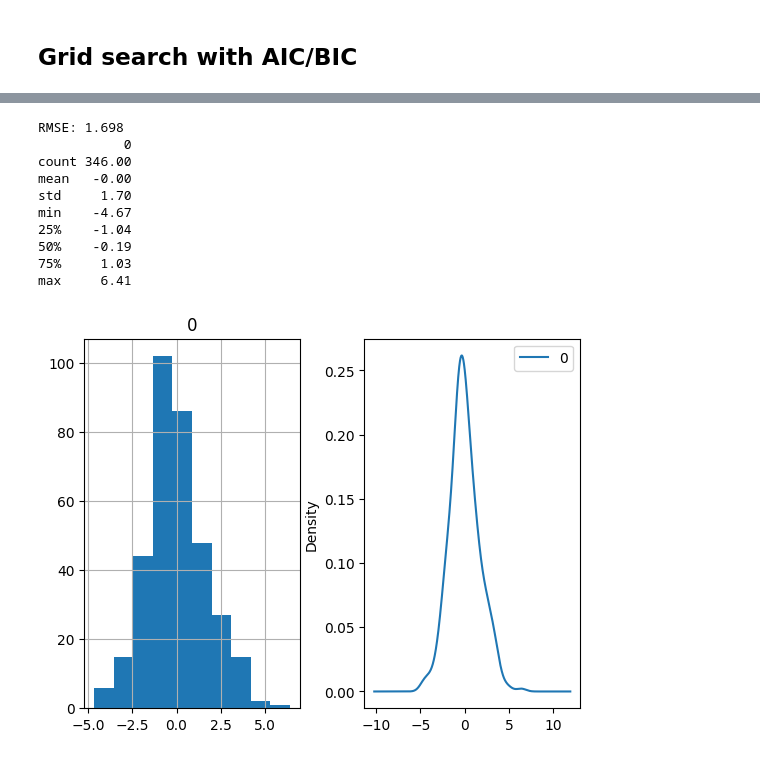
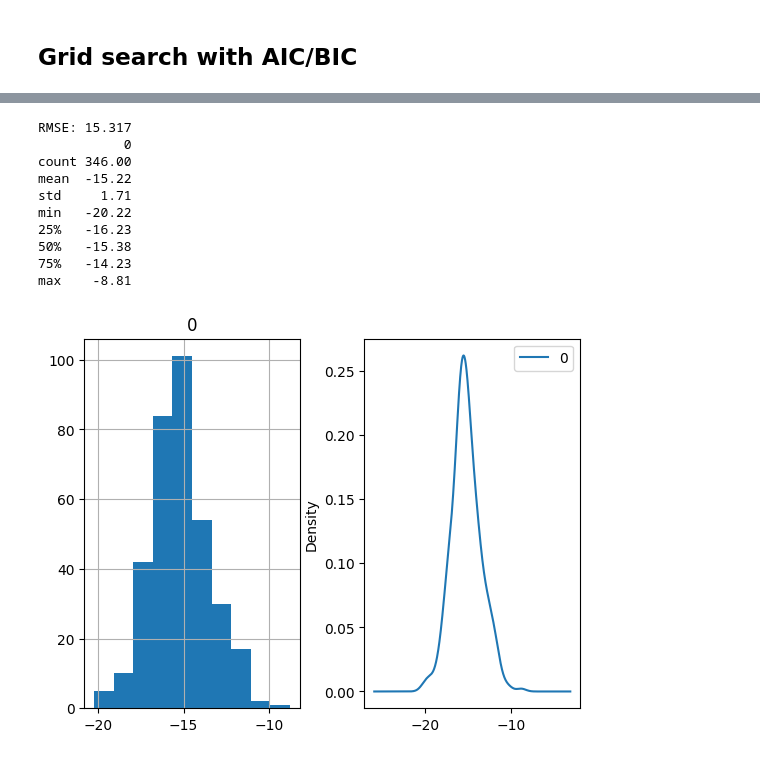
Before and after one commit to saritmaitra/ARIMA, a Jupyter notebook: ARIMA_1.ipynb, the cells around one changed output, grey strips where cells are left out. Cells and saved outputs as stored; diff of their text form; code cells hidden in the pictures.

```diff
--- a/ARIMA_1.ipynb
+++ b/ARIMA_1.ipynb
@@ -415,7 +409,7 @@ Critical Values:
 # %% [markdown]
 ## **Persistence model**
 # %%
-Z = X.values
+Z = data['Close'].values
 train, test = Z[0:len(Z)-10], Z[len(Z)-10:]
 Xtrain, ytrain = train[:-1], train[1:]
 Xtest, ytest = test[:-1], test[1:]
@@ -423,7 +417,6 @@ Xtest, ytest = test[:-1], test[1:]
 def model_persistence(z):
     return z
 
-# walk-forward validation
 predictions = list()
 for z in Xtest:
     yhat = model_persistence(z)
@@ -513,0 +554,24 @@ Coefficients: [-1.09129811e-05 -7.15014147e-01 -7.04830304e-01 -6.53193060e-01
+# %%
+predictions = []
+for t in range(len(y_test)):
+    yhat = X_test[t]
+    error = y_test[t] - yhat
+
+    length = len(history)
+    lag = [history[i] for i in range(length-window,length)]
+    pred_error = coef[0]
+    for d in range(window):
+        pred_error += coef[d+1] * lag[window-d-1]
+
+    yhat = yhat + pred_error
+    predictions.append(yhat)
+    history.append(error)
+    print('predicted=%f -> expected=%f' % (yhat, y_test[t]))
+
+rmse = sqrt(mean_squared_error(y_test, predictions))
+print('Test RMSE: %.3f' % rmse)
+
+plt.plot(y_test)
+plt.plot(predictions)
+plt.grid()
+plt.show()
@@ -750,15 +814,11 @@ X = X.astype('float32')
 train_size = int(len(X) * 0.80)
 train, test = X[0:train_size], X[train_size:]
 
-history = [x for x in train]
-predictions = list()
+model = ARIMA(train, order=(4,1,3)).fit()
+predictions = model.forecast(steps=len(test))
 
-for i in range(len(test)):
-    model = ARIMA(history, order=(4,1,3)).fit()
-    yhat = model.forecast()[0]
-    predictions.append(yhat)
-    obs = test[i]
-    history.append(obs)
+rmse = sqrt(mean_squared_error(test, predictions))
+print('Test RMSE: %.3f' % rmse)
 
 residuals = [test[i]-predictions[i] for i in range(len(test))]
 residuals = pd.DataFrame(residuals)
@@ -794,40 +857,40 @@ plt.show()
 X = data['Close'].values
 X = X.astype('float32')
 train_size = int(len(X) * 0.80)
 train, test = X[0:train_size], X[train_size:]
 
 history = [x for x in train]
 predictions = list()
-bias = 0.03
+bias = 15.23
 for i in range(len(test)):
     model = ARIMA(history, order=(4,1,3)).fit()
     yhat = bias + float(model.forecast()[0])
     predictions.append(yhat)
     obs = test[i]
     history.append(obs)
 
 rmse = sqrt(mean_squared_error(test, predictions))
 print('RMSE: %.3f' % rmse)
 
 residuals = [test[i]-predictions[i] for i in range(len(test))]
 residuals = pd.DataFrame(residuals)
 print(residuals.describe())
 
 plt.figure()
 plt.subplot(121)
 residuals.hist(ax=plt.gca())
 plt.subplot(122)
 residuals.plot(kind='kde', ax=plt.gca())
 plt.show()
 # %% [output]
-RMSE: 1.698
+RMSE: 15.317
            0
 count 346.00
-mean   -0.00
-std     1.70
-min    -4.67
-25%    -1.04
-50%    -0.19
-75%     1.03
-max     6.41
+mean  -15.22
+std     1.71
+min   -20.22
+25%   -16.23
+50%   -15.38
+75%   -14.23
+max    -8.81
-[figure, old version]
+[figure, new version]
```
Also changed, not shown: parts of 62 cells of this notebook.
